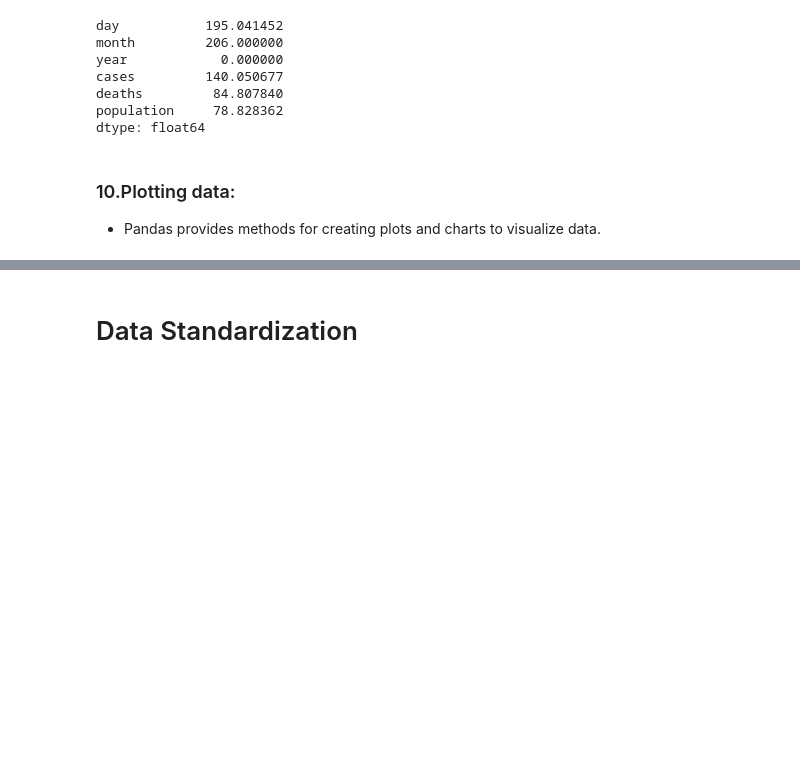
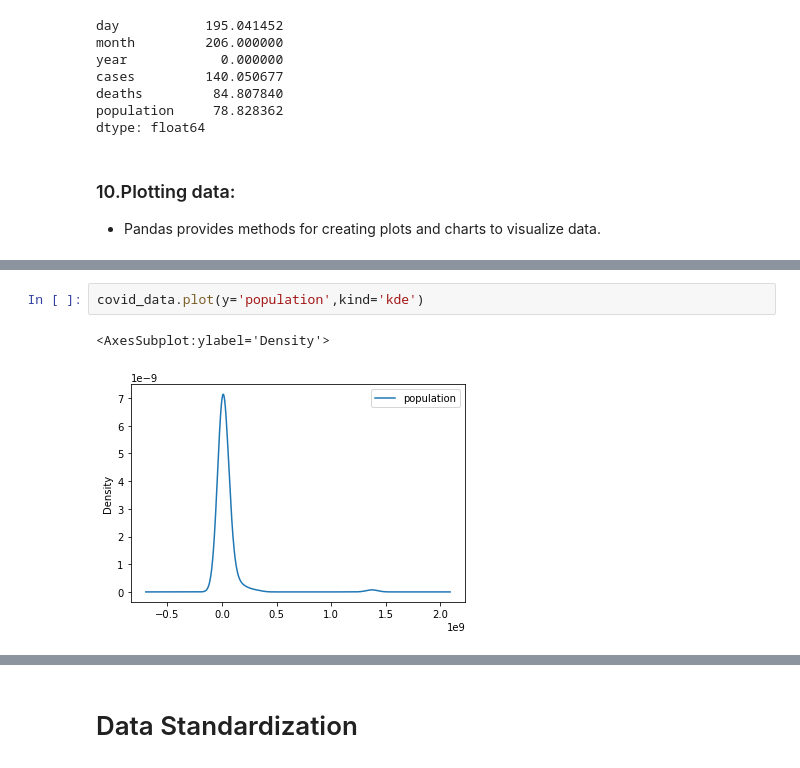
Before and after one commit to Learn-With-Karthik/DataScience, a Jupyter notebook: Module4- Pandas- updated.ipynb, the cells around one changed output, grey strips where cells are left out. Cells and saved outputs as stored; diff of their text form; blank space fills up the shorter version.

```diff
--- a/Module4- Pandas- updated.ipynb
+++ b/Module4- Pandas- updated.ipynb
@@ -1626,0 +1641,5 @@ covid_data.plot(x='cases', y='deaths',kind='scatter')
+# %%
+covid_data.plot(y='population',kind='kde')
+# %% [output]
+<AxesSubplot:ylabel='Density'>
+[figure, added]
```
Also changed, not shown: parts of 101 cells of this notebook, 5 other files.
